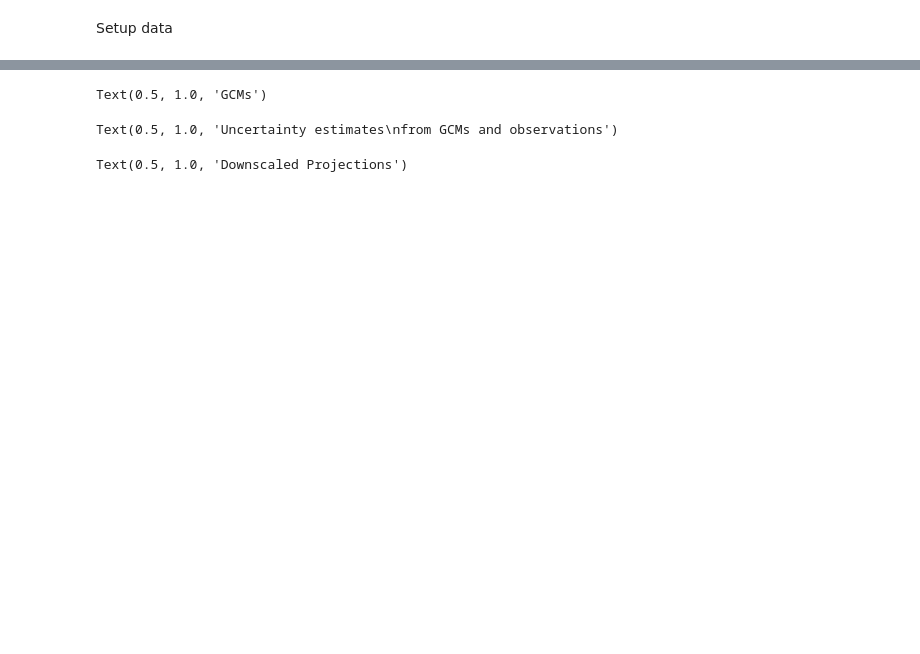
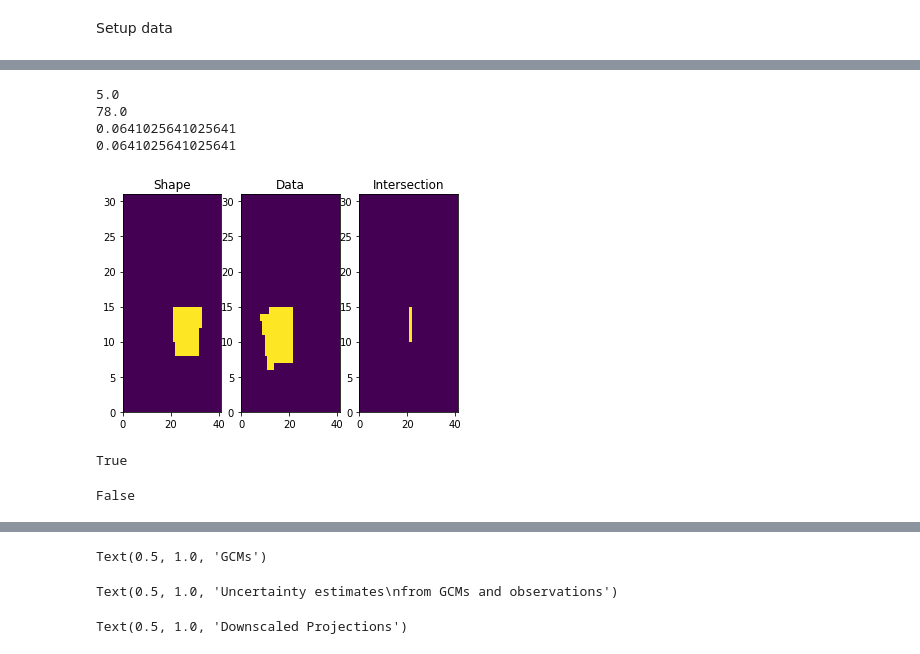
Before and after one commit to MetOffice/EUCP_WP5_Lines_of_Evidence, a Jupyter notebook: boxplot_experiments.ipynb, the cells around one changed output, grey strips where cells are left out. Cells and saved outputs as stored; diff of their text form; code cells hidden in the pictures; blank space fills up the shorter version.

```diff
--- a/boxplot_experiments.ipynb
+++ b/boxplot_experiments.ipynb
@@ -233,0 +322,15 @@ def remove_institute_from_driver(driver_str):
+# %%
+country_shp = shape.load_shp('/net/home/h02/tcrocker/code/EUCP_WP5_Lines_of_Evidence/shape_files/ne_50m_admin_0_countries/ne_50m_admin_0_countries.shp',
+    name="Algeria")[0]
+print(country_shp.coord_system)
+cube.coord('longitude').coord_system = country_shp.coord_system
+cube.coord('latitude').coord_system = country_shp.coord_system
+int = shape.cube_bbox_shape_intersection(cube, country_shp)
+diff = country_shp.difference(int)
+#country_shp.show()
+#int.show()
+print(diff.data.area)
+print(diff.data.area > 0.0)
+diff.data
+
+check_data_shape_intersection(cube, country_shp)
@@ -233,0 +342,7 @@ def remove_institute_from_driver(driver_str):
+# %%
+recipe = "recipe_GCM_and_RCM_pan_EU_20211215_154911"
+type = "cordex-cpm"
+season = "JJA"
+input_path = f"/net/home/h02/tcrocker/code/EUCP_WP5_Lines_of_Evidence/esmvaltool/esmvaltool_output/{recipe}/work/gridded_anoms/main/{season}/"
+area = shape.load_shp('/net/home/h02/tcrocker/code/EUCP_WP5_Lines_of_Evidence/shape_files/EUCP_WP3_domains/EUCP_WP3_domains.shp', name="CEE-3")[0]
+print(area)
@@ -233,0 +360,34 @@ def remove_institute_from_driver(driver_str):
+# %%
+cube = iris.load_cube('/net/home/h02/tcrocker/code/EUCP_WP5_Lines_of_Evidence/esmvaltool/esmvaltool_output/recipe_GCM_and_RCM_pan_EU_20211215_154911/work/gridded_anoms/main/JJA/cordex-cpm_CLMcom-CMCC-CCLM5-0-9 ALP-3_anom_JJA.nc')
+# %%
+s_mask = area.cube_2d_weights(cube)
+plt.subplot(131)
+plt.pcolormesh(s_mask.data)
+plt.gca().set_title("Shape")
+plt.subplot(132)
+plt.pcolormesh(np.invert(cube.data.mask))
+plt.gca().set_title("Data")
+
+intersection = s_mask.data * np.invert(cube.data.mask)
+plt.subplot(133)
+plt.pcolormesh(intersection)
+plt.gca().set_title("Intersection")
+
+print(np.sum(intersection))
+print(np.sum(s_mask.data))
+print(np.sum(intersection) / np.sum(s_mask.data))
+
+print(check_data_shape_intersection(cube, area))
+# %% [output]
+5.0
+78.0
+0.0641025641025641
+0.0641025641025641
+[figure, added]
+# %%
+print((intersection == s_mask.data).all())
+int = shape.cube_bbox_shape_intersection(cube, area)
+int == area
+# %% [output]
+True
+False
```
Also changed, not shown: parts of 8 cells of this notebook, 3 other files.
